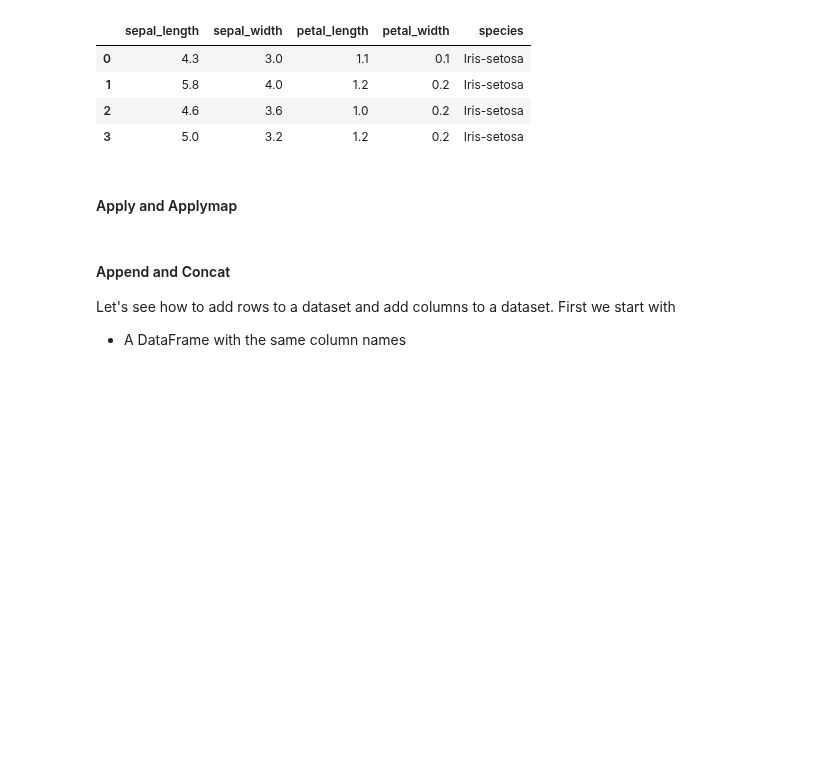
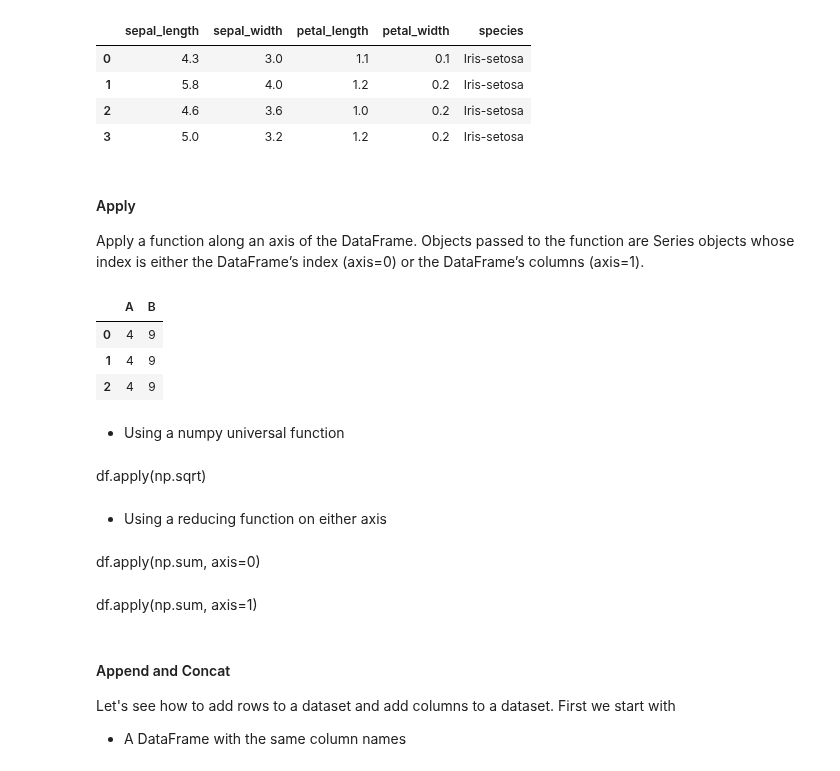
Before and after one commit to brown-ccv/ccv-bootcamp-python-2023, a Jupyter notebook: notebooks/Data_wrangling_in_Python.ipynb, the cells around one changed output. Cells and saved outputs as stored; diff of their text form; code cells hidden in the pictures; blank space fills up the shorter version.

```diff
--- a/notebooks/Data_wrangling_in_Python.ipynb
+++ b/notebooks/Data_wrangling_in_Python.ipynb
@@ -993,8 +999,27 @@ new_iris[~new_iris.duplicated()]
 | 1 | 5.8 | 4.0 | 1.2 | 0.2 | Iris-setosa |
 | 2 | 4.6 | 3.6 | 1.0 | 0.2 | Iris-setosa |
 | 3 | 5.0 | 3.2 | 1.2 | 0.2 | Iris-setosa |
-# %% [markdown]
-#### Apply and Applymap
+# %% [markdown]
+#### Apply
+Apply a function along an axis of the DataFrame. Objects passed to the function are Series objects whose index is either the DataFrame’s index (axis=0) or the DataFrame’s columns (axis=1).
+# %%
+df = pd.DataFrame([[4, 9]] * 3, columns=['A', 'B'])
+df
+# %% [output]
+|  | A | B |
+| 0 | 4 | 9 |
+| 1 | 4 | 9 |
+| 2 | 4 | 9 |
+# %% [markdown]
+- Using a numpy universal function
+# %% [markdown]
+df.apply(np.sqrt)
+# %% [markdown]
+- Using a reducing function on either axis
+# %% [markdown]
+df.apply(np.sum, axis=0)
+# %% [markdown]
+df.apply(np.sum, axis=1)
 # %% [markdown]
 #### Append and Concat
 Let's see how to add rows to a dataset and add columns to a dataset. First we start with
```
Also changed, not shown: parts of 20 cells of this notebook, 2 other files.
